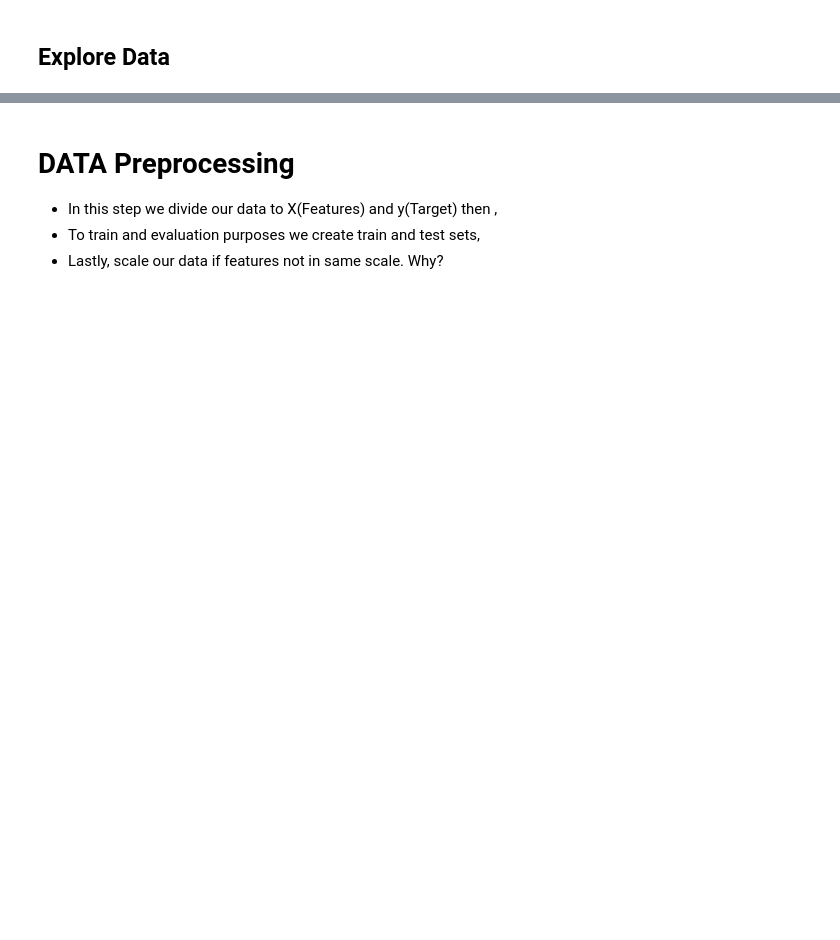
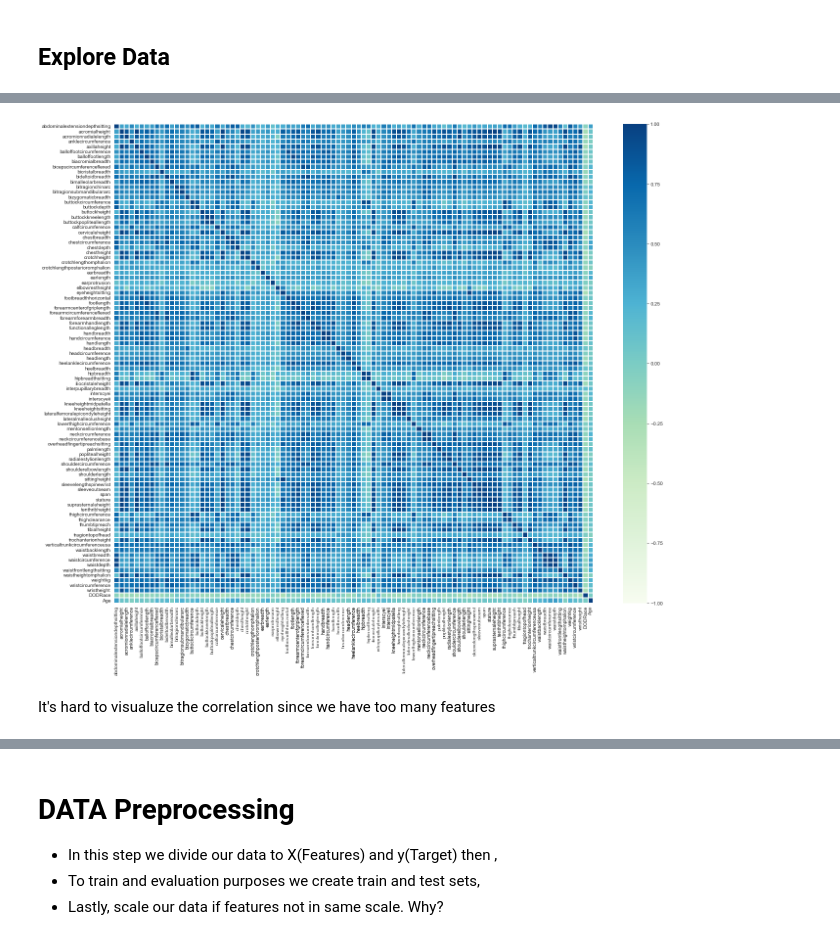
Before and after one commit to 0xArwa/soldier-race-prediction, a Jupyter notebook: Race Prediction/soldier_race_project_students.ipynb, the cells around one changed output, grey strips where cells are left out. Drawn from its saved outputs; the diff is of its cells as text; code cells hidden in the pictures; blank space fills up the shorter version.

```diff
--- a/Race Prediction/soldier_race_project_students.ipynb
+++ b/Race Prediction/soldier_race_project_students.ipynb
@@ -75,13 +75,18 @@ import matplotlib.pyplot as plt
 import seaborn as sns
 
 from sklearn.linear_model import LogisticRegression
-from sklearn.preprocessing import TargetEncoder
+from pprint import pprint
 from sklearn.model_selection import train_test_split
 from sklearn.compose import make_column_transformer
 from sklearn.preprocessing import OneHotEncoder
-from sklearn.pipeline import make_pipeline, Pipeline
-from sklearn.preprocessing import StandardScaler
-from sklearn.model_selection import train_test_split, cross_validate, cross_val_score, GridSearchCV
+from sklearn.pipeline import make_pipeline
+from sklearn.preprocessing import MinMaxScaler
+from sklearn.metrics import confusion_matrix, classification_report
+from sklearn.model_selection import cross_validate, cross_val_score, GridSearchCV
+from sklearn.svm import SVC
+import warnings
+warnings.filterwarnings('ignore')
+sns.set_style('whitegrid')
 pd.set_option('display.max_rows', None)
 
 %matplotlib inline
@@ -184,0 +162,5 @@ mapping('Ethnicity')
+# %%
+#to handle missing values drop any columns that exceeds the threshold value
+
+threshold = 0.5 # 50%
+df = df.loc[:, df.isna().mean().lt(threshold)]
@@ -289,8 +245,6 @@ features_to_drop = [
     'Weightlbs',  # redundant
     'Date',  # irrelavant
     'Installation',  # irrelavant
-    'Component', # not sure
-    'Branch', # not sure
     'PrimaryMOS', # irrelavant
-    'WritingPreference', # not sure ?
+    # 'WritingPreference', # there are some studies about its association with race?
     ]
@@ -305,0 +251,2 @@ Name: DODRace, dtype: int64
+# %%
+df = df.drop(features_to_drop, axis=1)
@@ -310,0 +305,14 @@ Name: DODRace, dtype: int64
+# %%
+plt.figure(figsize=(22, 18))
+sns.heatmap(df.corr(),
+            vmin=-1,
+            vmax= 1,
+            cmap= 'GnBu',
+            linewidths=.12,
+            linecolor='white',
+            fmt='.2g',
+            square=True);
+# %% [output]
+[figure, added]
+# %% [markdown]
+It's hard to visualuze the correlation since we have too many features
```
Also changed, not shown: parts of 68 cells of this notebook, 2 other files.
